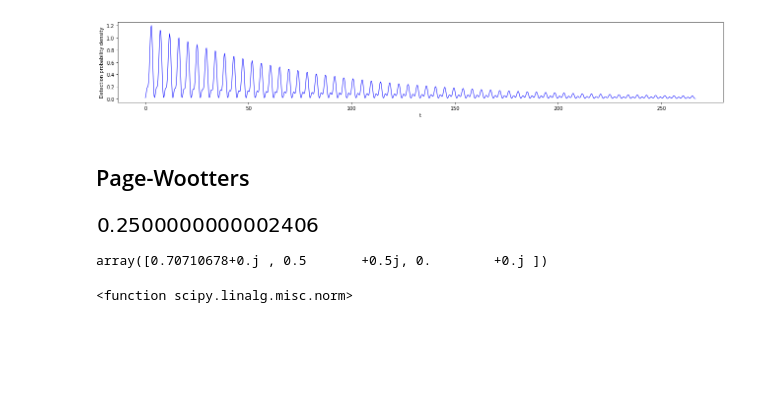
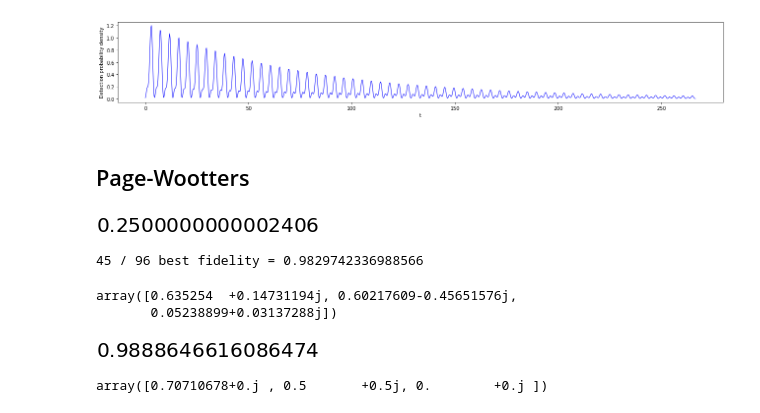
Before and after one commit to gderosa/timeq, a Jupyter notebook: comp/jupyter/detect-gentle3.ipynb, the cells around one changed output. Cells and saved outputs as stored; diff of their text form; code cells hidden in the pictures; blank space fills up the shorter version.

Commit message:
py: det3pw: best fidelity: limitations :(

```diff
--- a/comp/jupyter/detect-gentle3.ipynb
+++ b/comp/jupyter/detect-gentle3.ipynb
@@ -359,7 +359,7 @@ F_dagger = F.conj().T
 # %%
 Omega = F @ T @ F_dagger * 2*np.pi * NT / DT**2
 # %%
-J = np.kron(Omega, np.eye(3)) + np.kron(np.eye(NN), H_n)
+J = np.kron(Omega, np.eye(3)) + np.kron(np.eye(NT), H_n)
 # %%
 eigenvalues, eigenvectors = np.linalg.eig(J)
 # %%
@@ -369,11 +369,43 @@ eigenvectors = eigenvectors.T
 np.abs( ( eigenvectors[1][:3] / norm(eigenvectors[1][:3]) ).dot(psi_0_n) )**2
 # %% [output]
 [figure]
-# %%
-psi_0_n
-# %% [output]
-array([0.70710678+0.j , 0.5       +0.5j, 0.        +0.j ])
-# %%
-norm
-# %% [output]
-<function scipy.linalg.misc.norm>
+# %%
+# find best linear combination to get psi_0_n as an initial state
+fidelity = -1.0
+best_i, best_j, best_k = -1, -1, -1
+best_state = np.array([0, 0, 0])
+target = psi_0_n
+target = np.array([1, 1, 0])
+target = target / norm(target)
+for i in range(NT*NS):
+    for j in range(i, NT*NS):
+        for k in range(j, NT*NS):
+            for l in range(k, NT*NS):
+                v = eigenvectors[i] + eigenvectors[j] + eigenvectors[k] + eigenvectors[l]
+                state = v[:3] / norm(v[:3])
+                _fidelity = abs(state.dot(target))**2
+                if _fidelity > fidelity:
+                    fidelity = _fidelity
+                    best_i, best_j, best_k = i, j, k
+                    best_state = state
+    print(str(i+1) + ' / ' + str(NT*NS) +
+          " best fidelity = " + str(fidelity),
+          #" best i, j, k = ", best_i, best_j, best_k,
+          # " last _fidelity = " + str(_fidelity),
+          end='\r', flush=True)
+print("\nbest i, j, k = ", best_i, best_j, best_k)
+# %% [output]
+45 / 96 best fidelity = 0.9829742336988566
+# %%
+best_state
+# %% [output]
+array([0.635254  +0.14731194j, 0.60217609-0.45651576j,
+       0.05238899+0.03137288j])
+# %%
+fidelity
+# %% [output]
+[figure, added]
+# %%
+target
+# %% [output]
+array([0.70710678+0.j , 0.5       +0.5j, 0.        +0.j ])
```
